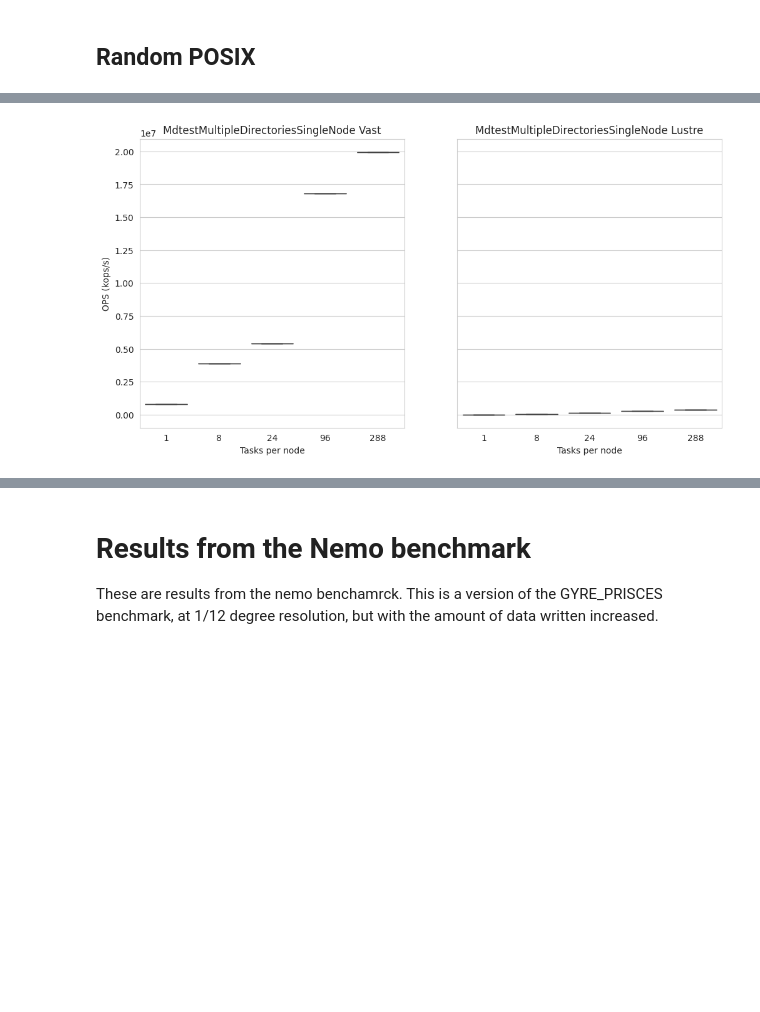
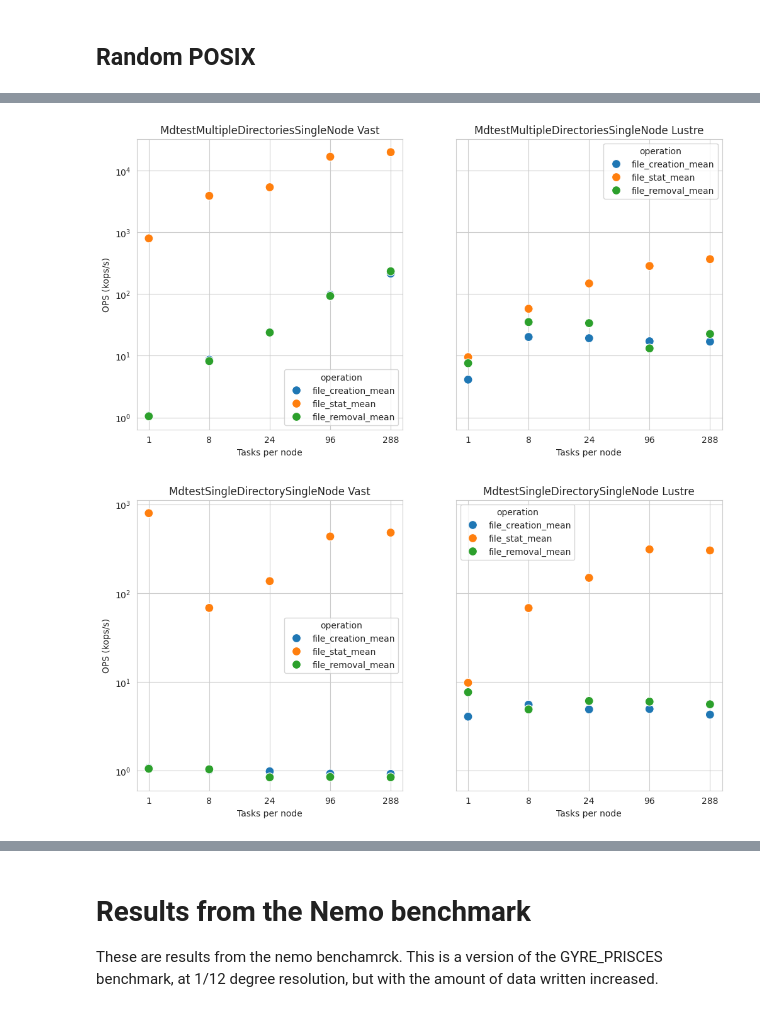
Before and after one commit to lucaparisi91/VAST-Cirrus-benchmarking, a Jupyter notebook: anal/reframe/anal.ipynb, the cells around one changed output, grey strips where cells are left out. Drawn from its saved outputs; the diff is of its cells as text; code cells hidden in the pictures; blank space fills up the shorter version.

```diff
--- a/anal/reframe/anal.ipynb
+++ b/anal/reframe/anal.ipynb
@@ -166,12 +205,12 @@ for i,operation in enumerate(["write","read"]):
 # %% [markdown]
 ## Random POSIX
 # %%
-base_path="/work/z19/z19/lparisi/nfs-testing/run-reframe/"
 filenames= ["posixLustreN1-16Random.json","posixVASTN1-16Random_2.json"]
 
 data=load_cbenchio_reports(get_report_filenames(base_path, filenames))
+selection = data["chunk_size"].astype(int) <= 1024
 data["chunk_size"]= data["chunk_size"].astype(str)
-selection = data["chunk_size"].astype(int) <= 1024
+data["chunk_size"]= [ chunk_size + " B"  for chunk_size in data["chunk_size"]]
 data = data[selection]
 data
 # %% [output]
@@ -192,7 +231,7 @@ data
 for i,operation in enumerate(["write","read"]):
     fig, axes = plt.subplots(1, 2, figsize=(12, 6), sharey=True)
 
-    for i,filesystem in enumerate(["vast","lustre"]):
+    for i,filesystem in enumerate(["lustre","vast"]):
         plot_data=data.query(f"name=='cbenchio_posix_random_{operation}'").query(f"filesystem=='{filesystem}'").query("nodes==1")
         #plot_data["chunk_size"]=(np.array(plot_data["chunk_size"]).astype(float).astype(int)).astype(str) + " KiB"
         sns.boxplot(ax=axes[i], data=plot_data, x="tasks_per_node", y="bandwidth", hue="chunk_size",dodge=False)
@@ -206,7 +245,7 @@ for i,operation in enumerate(["write","read"]):
 # %%
 for i,operation in enumerate(["write","read"]):
     fig, axes = plt.subplots(1, 2, figsize=(12, 6),sharey=True)
-    for i,filesystem in enumerate(["vast","lustre"]):
+    for i,filesystem in enumerate(["lustre","vast"]):
         plot_data=data.query(f"name=='cbenchio_posix_random_{operation}'" ).query("tasks_per_node==288").query(f"filesystem=='{filesystem}'")
         #plot_data["chunk_size"]=(np.array(plot_data["chunk_size"]).astype(float).astype(int)).astype(str) + " KiB"
         sns.boxplot(ax=axes[i], data=plot_data, x="nodes", y="bandwidth", hue="chunk_size",dodge=False,native_scale=True)
@@ -230,6 +270,8 @@ for file in files:
 data=pd.concat(data).reset_index(drop=True)
 data["filesystem"]= [get_file_system(path) for path in data["work_directory"]]
 #data.pivot(columns=["file_creation_mean"])
-data=data.filter(items=["name","nodes","filesystem","file_creation_mean","file_stat_mean","file_removal_mean","file_open_mean","file_close_mean"])
-pd.melt(data, id_vars=["name","nodes","filesystem"], value_vars=["file_creation_mean","file_stat_mean","file_removal_mean","file_open_mean","file_close_mean"], var_name="operation", value_name="ops")
+data=data.filter(items=["name","nodes","filesystem","tasks_per_node","file_creation_mean","file_stat_mean","file_removal_mean"])
+data=pd.melt(data, id_vars=["name","nodes","filesystem","tasks_per_node"], value_vars=["file_creation_mean","file_stat_mean","file_removal_mean"], var_name="operation", value_name="kops")
+data["kops"]/=1e+3
+data
 # %% [output]
@@ -237,12 +291,15 @@ KeyError: "The following id_vars or value_vars are not present in the DataFrame:
 # %%
-name="MdtestMultipleDirectoriesSingleNode"
-plot_data=data.query(f"name=='{name}'")
-fig, axes = plt.subplots(1, 2, figsize=(12, 6),sharey=True)
-for i,filesystem in enumerate(["vast","lustre"]):
-
-    sns.boxplot(ax=axes[i], data=plot_data.query(f"filesystem=='{filesystem}'"), x="tasks_per_node", y="file_stat_mean",dodge=False,native_scale=True)
-    axes[i].set_ylabel("OPS (kops/s)")
-    axes[i].set_xlabel("Tasks per node")
-    axes[i].set_title(f"{name} {filesystem.capitalize()}")
+name=""
+for name in ["MdtestMultipleDirectoriesSingleNode", "MdtestSingleDirectorySingleNode"]:
+    plot_data=data.query(f"name=='{name}'")
+    fig, axes = plt.subplots(1, 2, figsize=(12, 6),sharey=True)
+    for i,filesystem in enumerate(["vast","lustre"]):
+        sns.scatterplot(ax=axes[i], data=plot_data.query(f"filesystem=='{filesystem}'"), x="tasks_per_node", y="kops",hue="operation",s=100)
+        axes[i].set_ylabel("OPS (kops/s)")
+        axes[i].set_xlabel("Tasks per node")
+        axes[i].set_yscale("log")
+        axes[i].set_title(f"{name} {filesystem.capitalize()}")
+    plt.savefig(f"{name}_performance.png", dpi=300, bbox_inches="tight")
 # %% [output]
-[figure, old version]
+[figure, new version]
+[figure, added]
```
Also changed, not shown: parts of 13 cells of this notebook.
